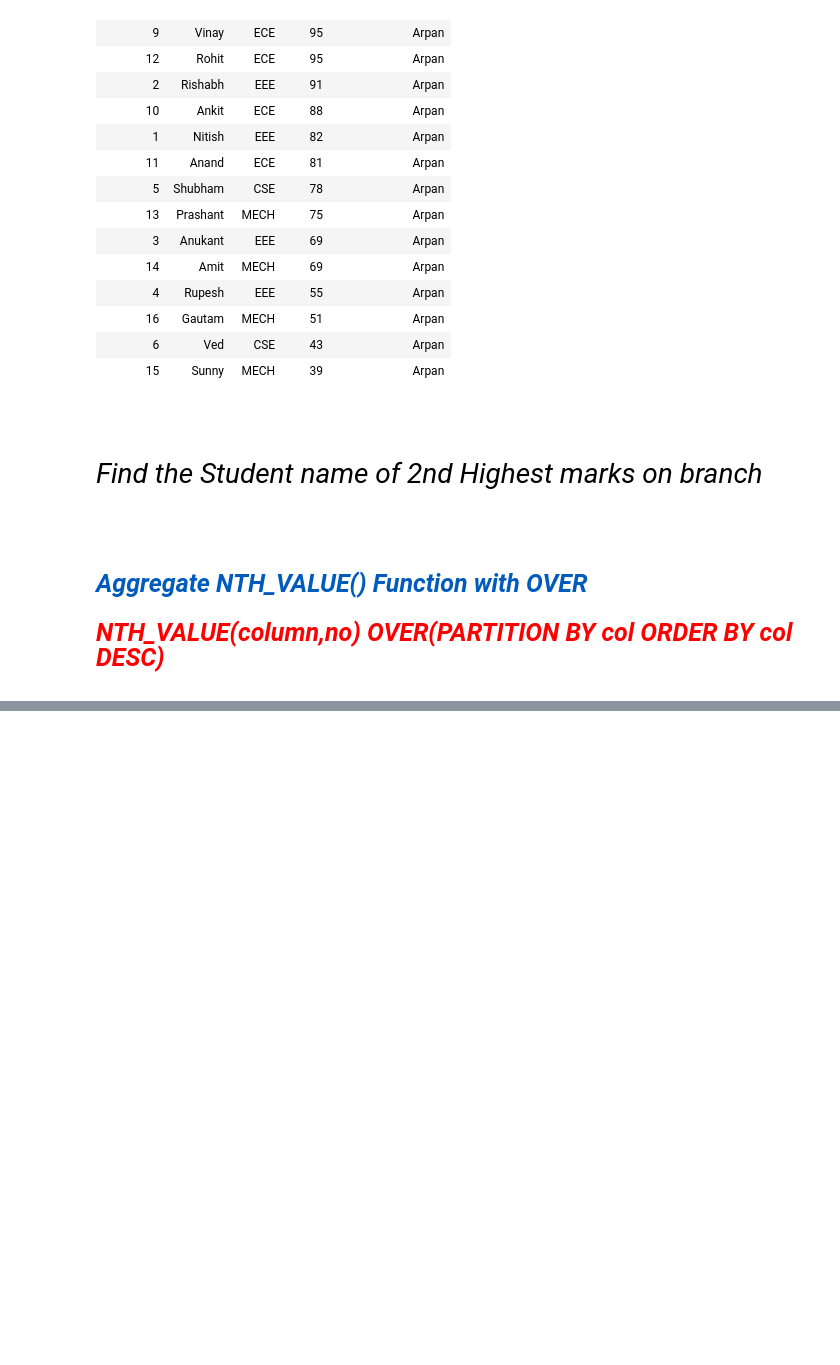
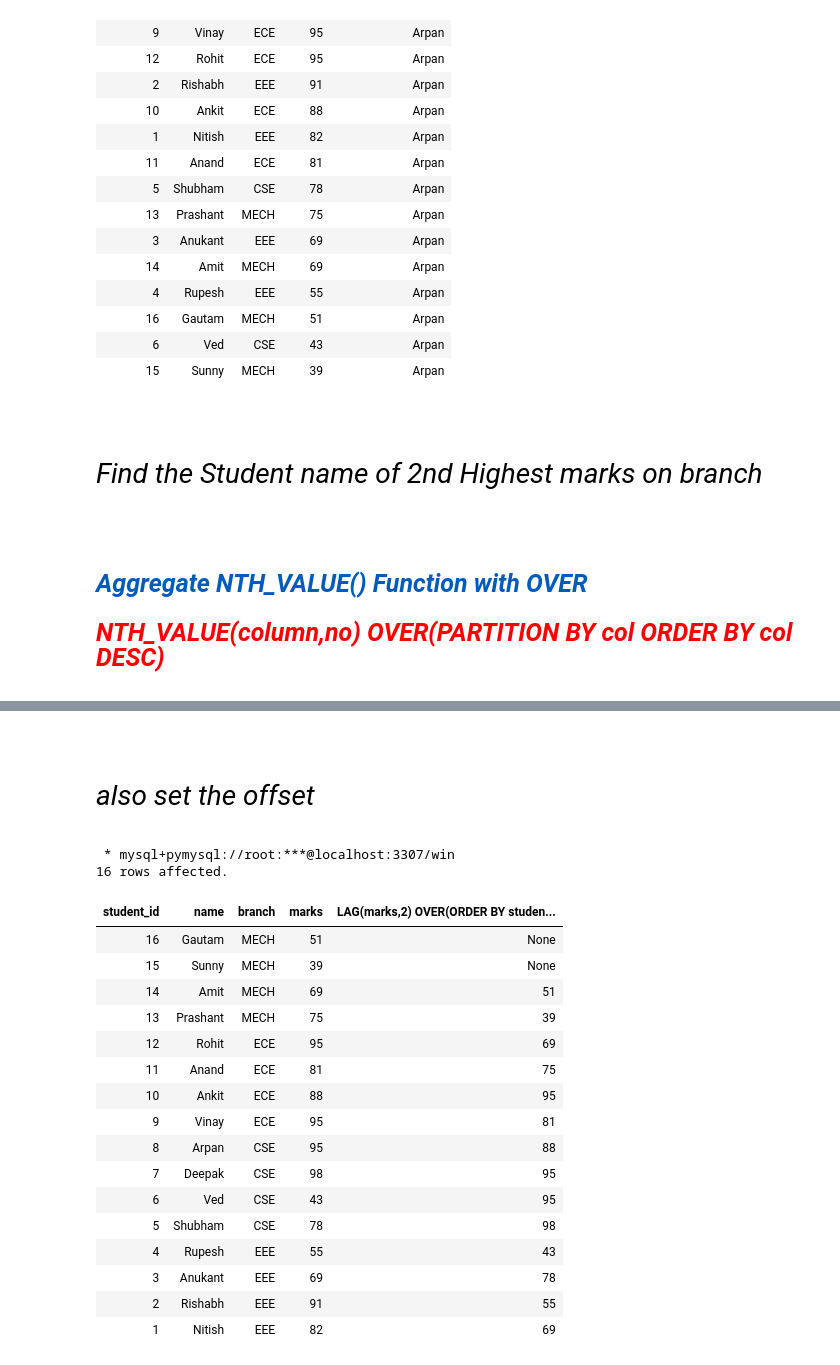
Before and after one commit to Mubeen-Ahmad/python_11, a Jupyter notebook: sql/window_functions.ipynb, the cells around one changed output, grey strips where cells are left out. Saved outputs shown, nothing was run; the diff lists cells and outputs as text; code cells hidden in the pictures; blank space fills up the shorter version.

```diff
--- a/sql/window_functions.ipynb
+++ b/sql/window_functions.ipynb
@@ -664,0 +703,28 @@ FROM marks
+# %% [markdown]
+<br><br>
+<div style="text-align:justify; color:black; font-size:28px; font-family:Sans-serif; font-style: oblique; text-shadow: 0 0 3px white, 0 0 1px black;">also set the offset
+</div><br>
+# %%
+%%sql
+SELECT *,LAG(marks,2) OVER(ORDER BY student_id DESC)
+FROM marks
+# %% [output]
+ * mysql+pymysql://root:***@localhost:3307/win
+16 rows affected.
+| student_id | name | branch | marks | LAG(marks,2) OVER(ORDER BY studen... |
+| 16 | Gautam | MECH | 51 | None |
+| 15 | Sunny | MECH | 39 | None |
+| 14 | Amit | MECH | 69 | 51 |
+| 13 | Prashant | MECH | 75 | 39 |
+| 12 | Rohit | ECE | 95 | 69 |
+| 11 | Anand | ECE | 81 | 75 |
+| 10 | Ankit | ECE | 88 | 95 |
+| 9 | Vinay | ECE | 95 | 81 |
+| 8 | Arpan | CSE | 95 | 88 |
+| 7 | Deepak | CSE | 98 | 95 |
+| 6 | Ved | CSE | 43 | 95 |
+| 5 | Shubham | CSE | 78 | 98 |
+| 4 | Rupesh | EEE | 55 | 43 |
+| 3 | Anukant | EEE | 69 | 78 |
+| 2 | Rishabh | EEE | 91 | 55 |
+| 1 | Nitish | EEE | 82 | 69 |
```
Also changed, not shown: parts of 9 cells of this notebook, 1 other file.
